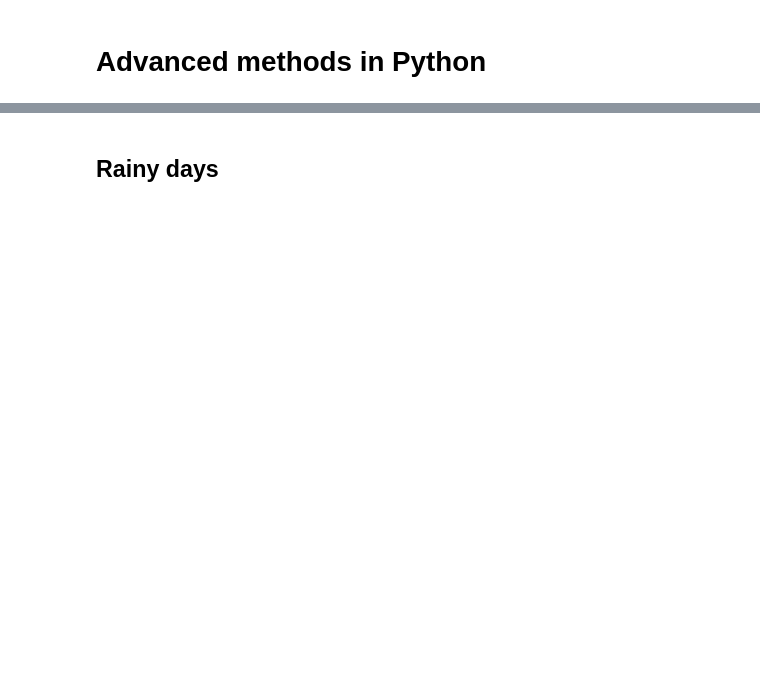
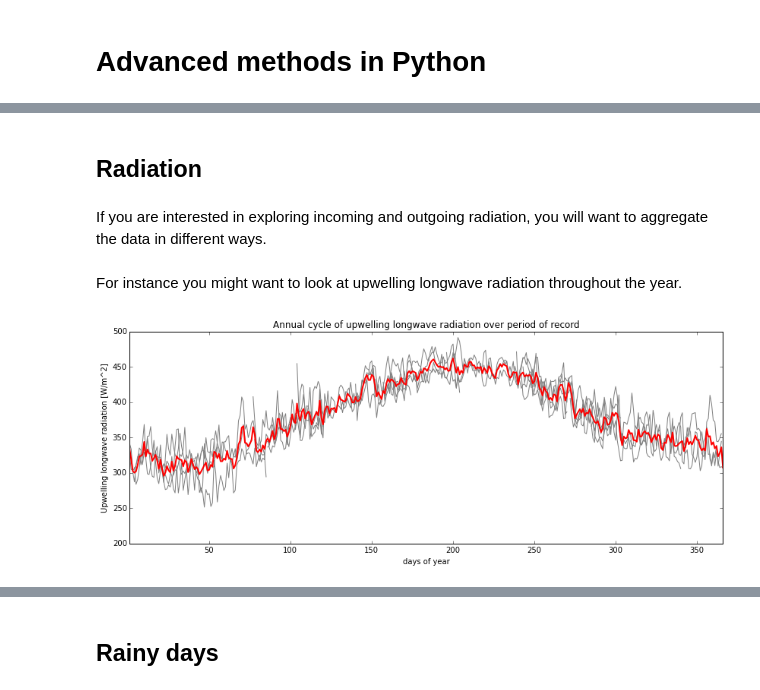
Before and after one commit to jsignell/intro-to-netcdf, a Jupyter notebook: Advanced methods in Python.ipynb, the cells around one changed output, grey strips where cells are left out. Saved outputs shown, nothing was run; the diff lists cells and outputs as text; code cells hidden in the pictures; blank space fills up the shorter version.

```diff
--- a/Advanced methods in Python.ipynb
+++ b/Advanced methods in Python.ipynb
@@ -12 +11,37 @@ import matplotlib.pyplot as plt   # a plotting package
 %matplotlib inline
+# %% [markdown]
+## Radiation
+# %% [markdown]
+If you are interested in exploring incoming and outgoing radiation, you will want to aggregate the data in different ways.
+# %%
+# open netcdf file
+data_url = 'http://hydromet-thredds.princeton.edu:9000/thredds/dodsC/MonitoringStations/broadmead.nc'
+ds = xr.open_dataset(data_url)
+
+# select 4 components of radiation
+radiation_ds = ds[['Rl_downwell_Avg', 'Rl_upwell_Avg', 'Rs_downwell_Avg', 'Rs_upwell_Avg']]
+
+# convert to a pandas.dataframe object
+radiation_df = radiation_ds.to_dataframe()
+# %% [markdown]
+For instance you might want to look at upwelling longwave radiation throughout the year.
+# %%
+# pivot the data to make the index the day of year and the columns the years
+pv = pd.pivot_table(radiation_df,
+                    index=radiation_df.index.dayofyear,
+                    columns=radiation_df.index.year,
+                    values='Rl_upwell_Avg', aggfunc='mean')
+
+# plot the aggregated data, since we don't really care which year is which
+# we can turn the legend off and set all the colors to gray
+pv.plot(figsize=(14,5), legend=False, color='gray')
+
+# plot the data that has been averaged across years
+pv.mean(axis=1).plot(linewidth=2, color='red')
+plt.ylim(200, 500)
+plt.ylabel('Upwelling longwave radiation [W/m^2]')
+plt.xlabel('days of year')
+plt.title('Annual cycle of upwelling longwave radiation over period of record')
+plt.show()
+# %% [output]
+[figure, added]
```
Also changed, not shown: parts of 22 cells of this notebook, 1 other file.
